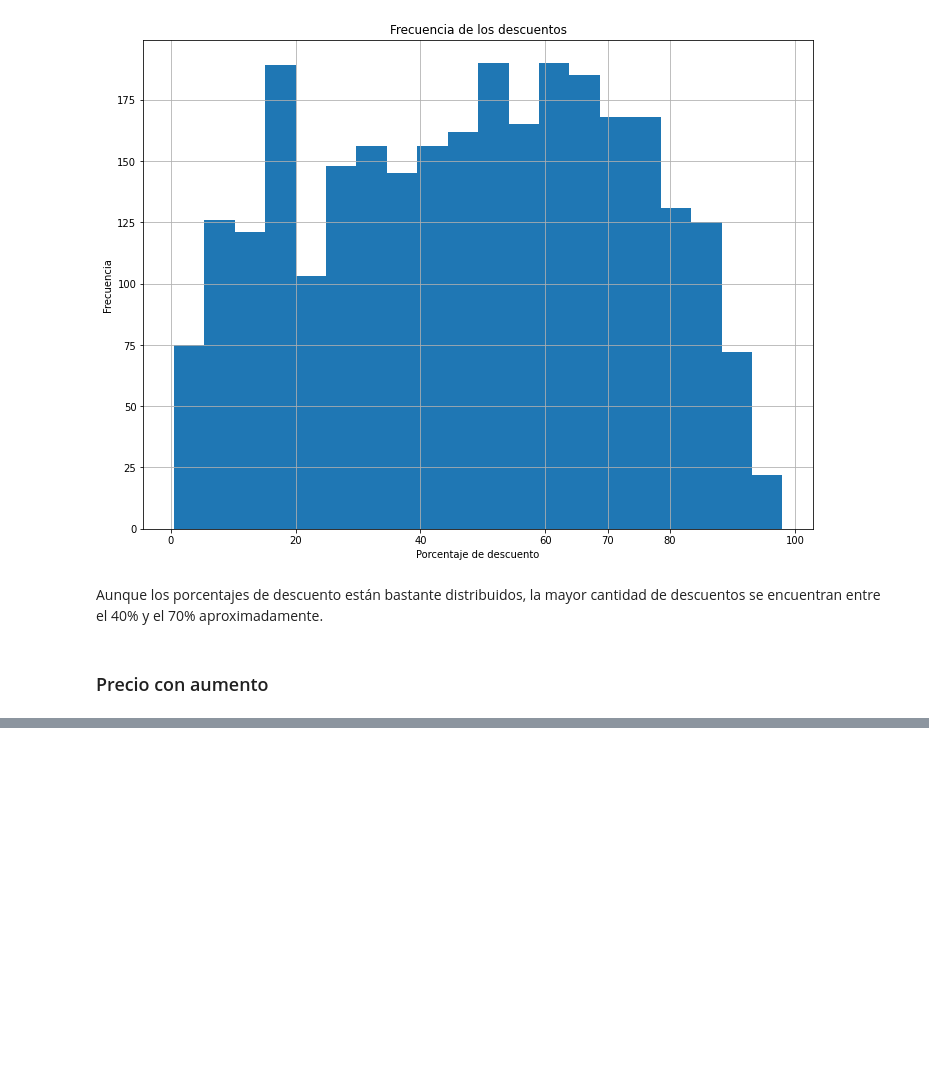
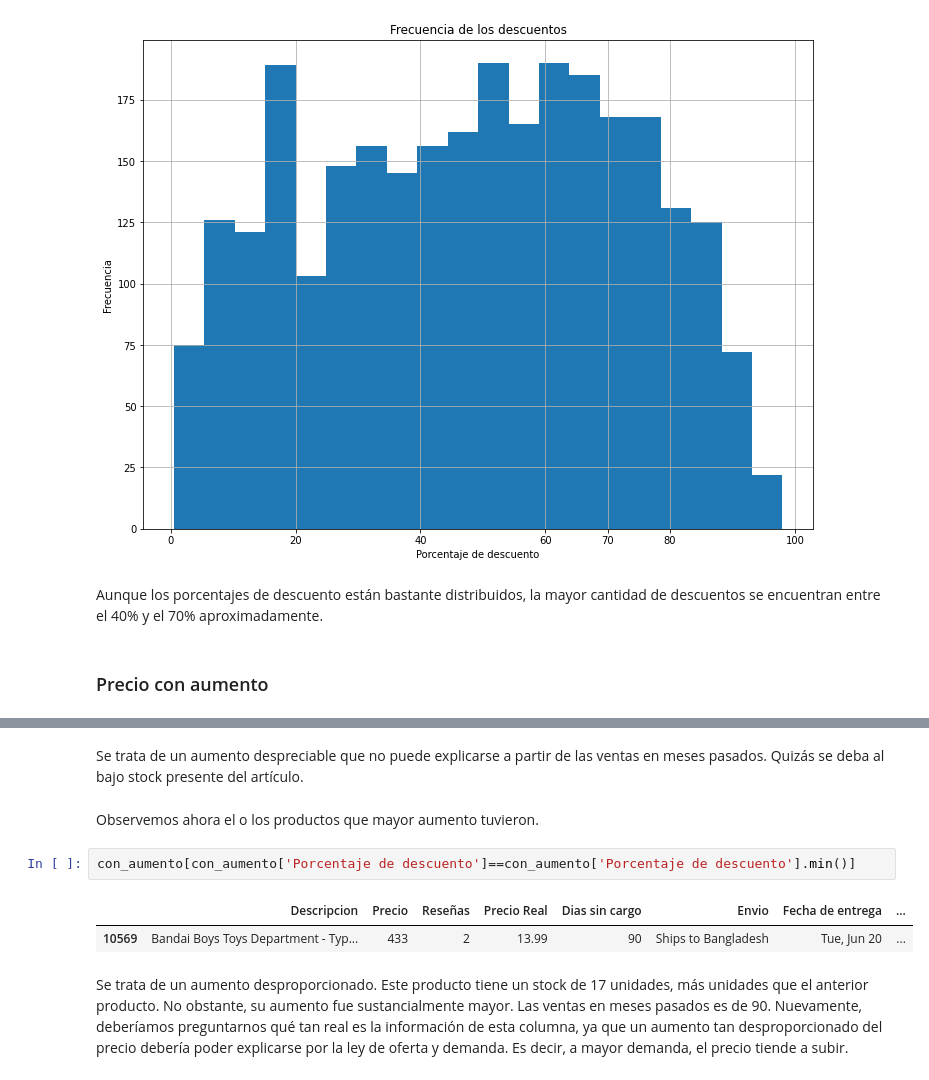
Before and after one commit to Estani94/Limpieza-y-EDA-Dataset-Amazon, a Jupyter notebook: EDA_amazon.ipynb, the cells around one changed output, grey strips where cells are left out. Cells and saved outputs as stored; diff of their text form; blank space fills up the shorter version.

```diff
--- a/EDA_amazon.ipynb
+++ b/EDA_amazon.ipynb
@@ -364,0 +384,11 @@ Aunque los porcentajes de descuento están bastante distribuidos, la mayor canti
+# %% [markdown]
+Se trata de un aumento despreciable que no puede explicarse a partir de las ventas en meses pasados. Quizás se deba al bajo stock presente del artículo.
+# %% [markdown]
+Observemos ahora el o los productos que mayor aumento tuvieron.
+# %%
+con_aumento[con_aumento['Porcentaje de descuento']==con_aumento['Porcentaje de descuento'].min()]
+# %% [output]
+|  | Descripcion | Precio | Reseñas | Precio Real | Dias sin cargo | Envio | Fecha de entrega | ... |
+| 10569 | Bandai Boys Toys Department - Typ... | 433 | 2 | 13.99 | 90 | Ships to Bangladesh | Tue, Jun 20 | ... |
+# %% [markdown]
+Se trata de un aumento desproporcionado. Este producto tiene un stock de 17 unidades, más unidades que el anterior producto. No obstante, su aumento fue sustancialmente mayor. Las ventas en meses pasados es de 90. Nuevamente, deberíamos preguntarnos qué tan real es la información de esta columna, ya que un aumento tan desproporcionado del precio debería poder explicarse por la ley de oferta y demanda. Es decir, a mayor demanda, el precio tiende a subir.
```
Also changed, not shown: parts of 7 cells of this notebook.
